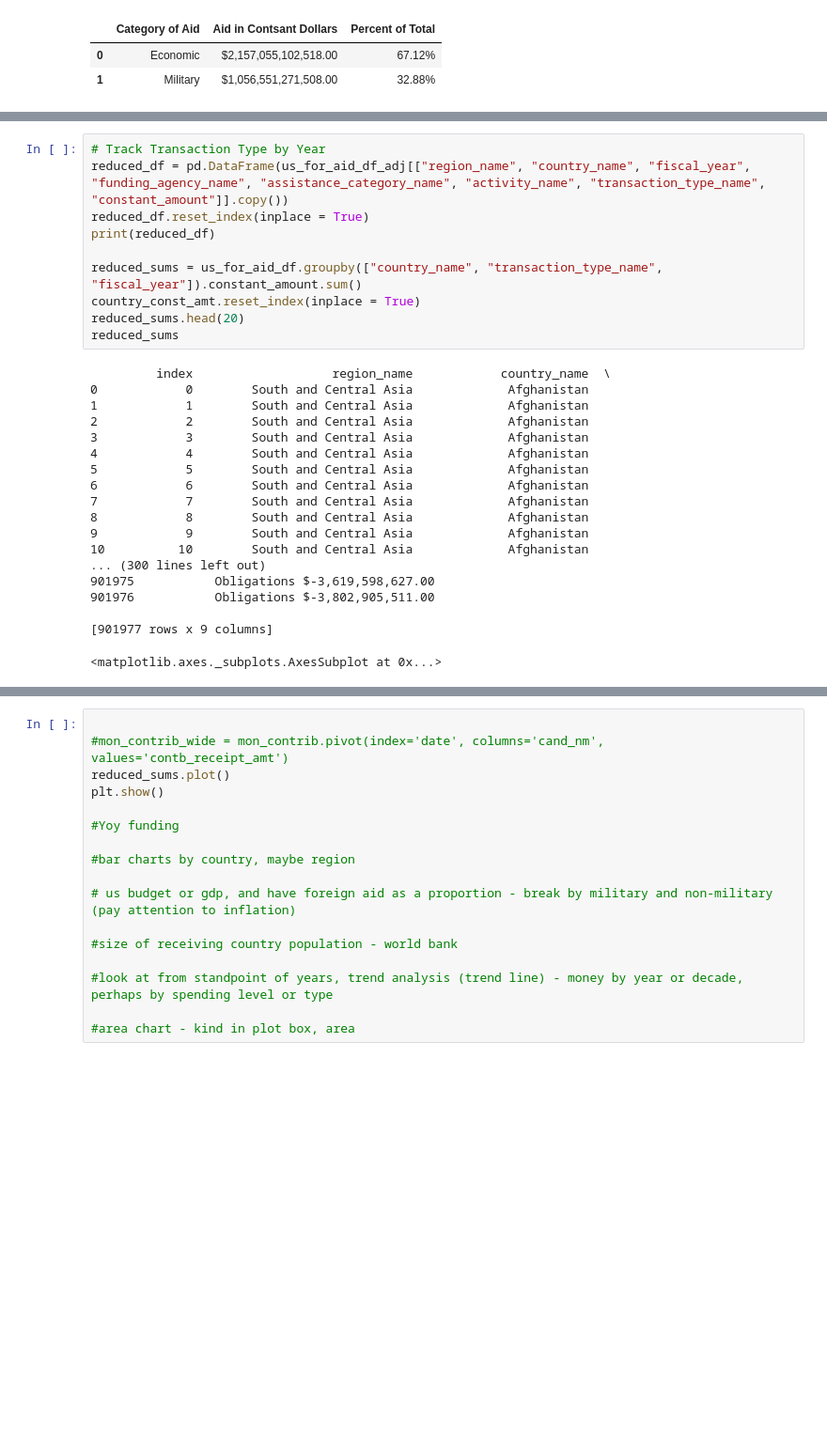
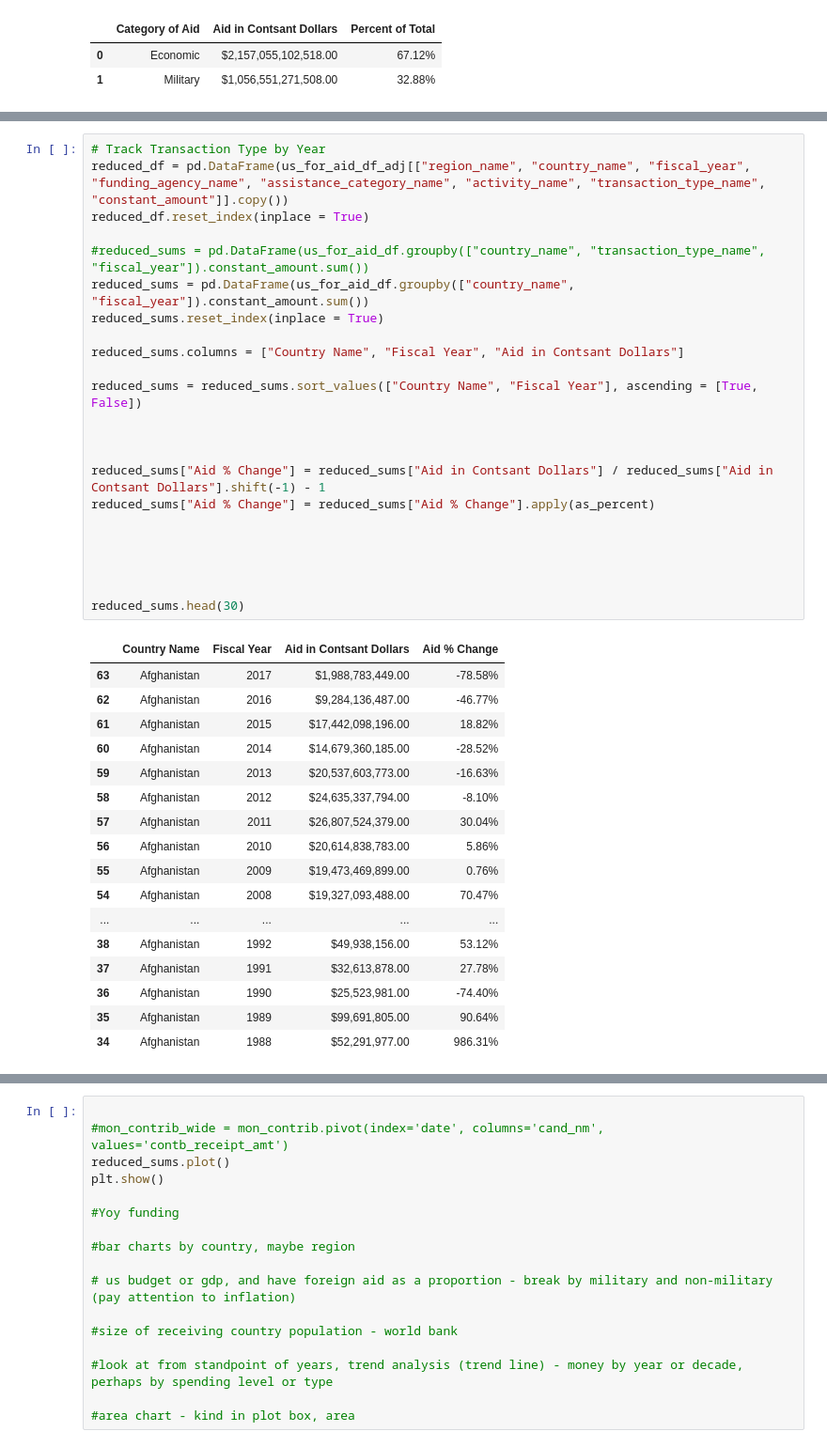
Before and after one commit to alexjhe/Python_Class_Final_Project, a Jupyter notebook: Python_Project_2_Exploratory_Notebook.ipynb, the cells around one changed output, grey strips where cells are left out. Shown: that part at 94% size. Cells and saved outputs as stored; diff of their text form; blank space fills up the shorter version.

```diff
--- a/Python_Project_2_Exploratory_Notebook.ipynb
+++ b/Python_Project_2_Exploratory_Notebook.ipynb
@@ -335,29 +361,41 @@ transac_type_const_amt.head()
 # %%
 # Track Transaction Type by Year
 reduced_df = pd.DataFrame(us_for_aid_df_adj[["region_name", "country_name", "fiscal_year", "funding_agency_name", "assistance_category_name", "activity_name", "transaction_type_name", "constant_amount"]].copy())
 reduced_df.reset_index(inplace = True)
-print(reduced_df)
 
-reduced_sums = us_for_aid_df.groupby(["country_name", "transaction_type_name", "fiscal_year"]).constant_amount.sum()
-country_const_amt.reset_index(inplace = True)
-reduced_sums.head(20)
-reduced_sums
+#reduced_sums = pd.DataFrame(us_for_aid_df.groupby(["country_name", "transaction_type_name", "fiscal_year"]).constant_amount.sum())
+reduced_sums = pd.DataFrame(us_for_aid_df.groupby(["country_name", "fiscal_year"]).constant_amount.sum())
+reduced_sums.reset_index(inplace = True)
+
+reduced_sums.columns = ["Country Name", "Fiscal Year", "Aid in Contsant Dollars"]
+
+reduced_sums = reduced_sums.sort_values(["Country Name", "Fiscal Year"], ascending = [True, False])
+
+
+
+reduced_sums["Aid % Change"] = reduced_sums["Aid in Contsant Dollars"] / reduced_sums["Aid in Contsant Dollars"].shift(-1) - 1
+reduced_sums["Aid % Change"] = reduced_sums["Aid % Change"].apply(as_percent)
+
+
+
+
+
+reduced_sums.head(30)
 # %% [output]
-         index                   region_name            country_name  \
-0            0        South and Central Asia             Afghanistan
-1            1        South and Central Asia             Afghanistan
-2            2        South and Central Asia             Afghanistan
-3            3        South and Central Asia             Afghanistan
-4            4        South and Central Asia             Afghanistan
-5            5        South and Central Asia             Afghanistan
-6            6        South and Central Asia             Afghanistan
-7            7        South and Central Asia             Afghanistan
-8            8        South and Central Asia             Afghanistan
-9            9        South and Central Asia             Afghanistan
-10          10        South and Central Asia             Afghanistan
-... (300 lines left out)
-901975           Obligations $-3,619,598,627.00
-901976           Obligations $-3,802,905,511.00
-
-[901977 rows x 9 columns]
-<matplotlib.axes._subplots.AxesSubplot at 0x...>
+|  | Country Name | Fiscal Year | Aid in Contsant Dollars | Aid % Change |
+| 63 | Afghanistan | 2017 | $1,988,783,449.00 | -78.58% |
+| 62 | Afghanistan | 2016 | $9,284,136,487.00 | -46.77% |
+| 61 | Afghanistan | 2015 | $17,442,098,196.00 | 18.82% |
+| 60 | Afghanistan | 2014 | $14,679,360,185.00 | -28.52% |
+| 59 | Afghanistan | 2013 | $20,537,603,773.00 | -16.63% |
+| 58 | Afghanistan | 2012 | $24,635,337,794.00 | -8.10% |
+| 57 | Afghanistan | 2011 | $26,807,524,379.00 | 30.04% |
+| 56 | Afghanistan | 2010 | $20,614,838,783.00 | 5.86% |
+| 55 | Afghanistan | 2009 | $19,473,469,899.00 | 0.76% |
+| 54 | Afghanistan | 2008 | $19,327,093,488.00 | 70.47% |
+| ... | ... | ... | ... | ... |
+| 38 | Afghanistan | 1992 | $49,938,156.00 | 53.12% |
+| 37 | Afghanistan | 1991 | $32,613,878.00 | 27.78% |
+| 36 | Afghanistan | 1990 | $25,523,981.00 | -74.40% |
+| 35 | Afghanistan | 1989 | $99,691,805.00 | 90.64% |
+| 34 | Afghanistan | 1988 | $52,291,977.00 | 986.31% |
```
Also changed, not shown: parts of 7 cells of this notebook.
